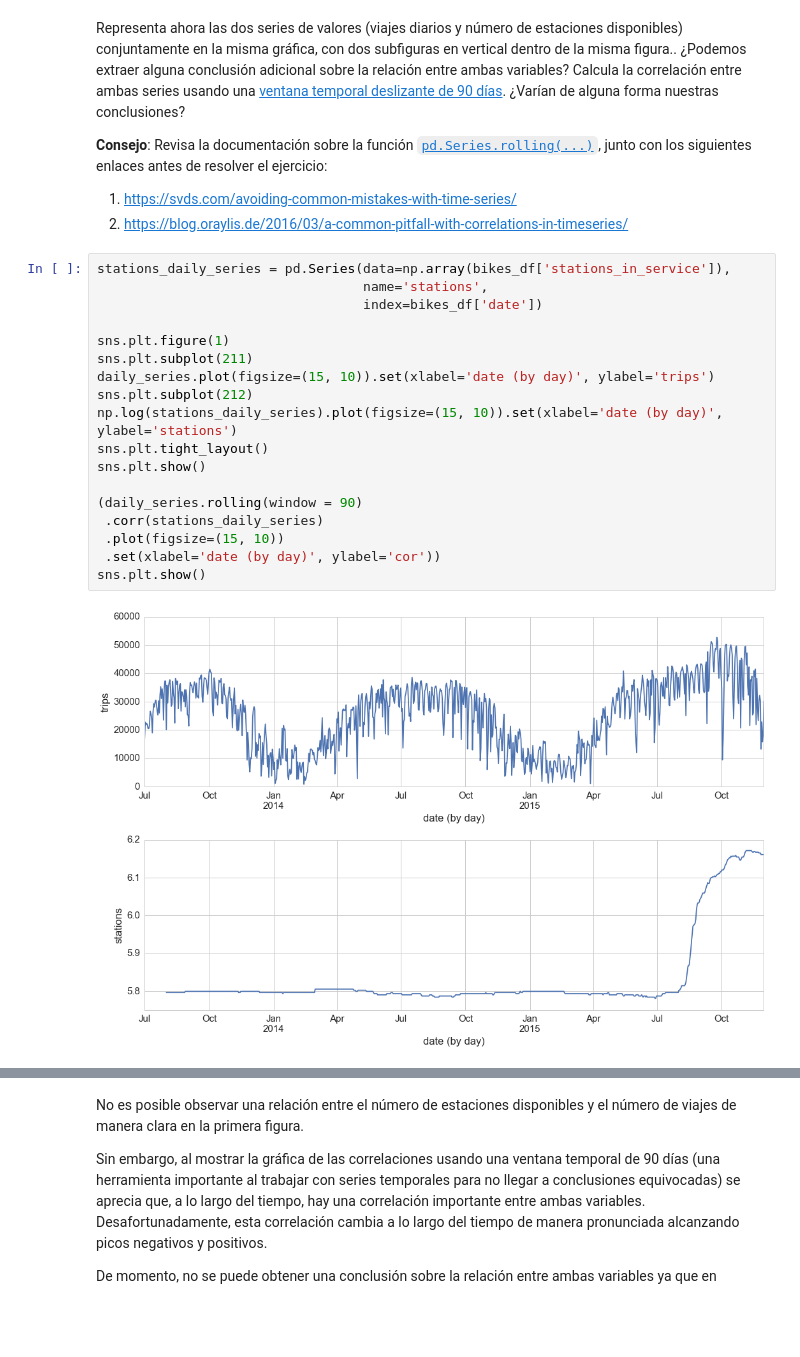
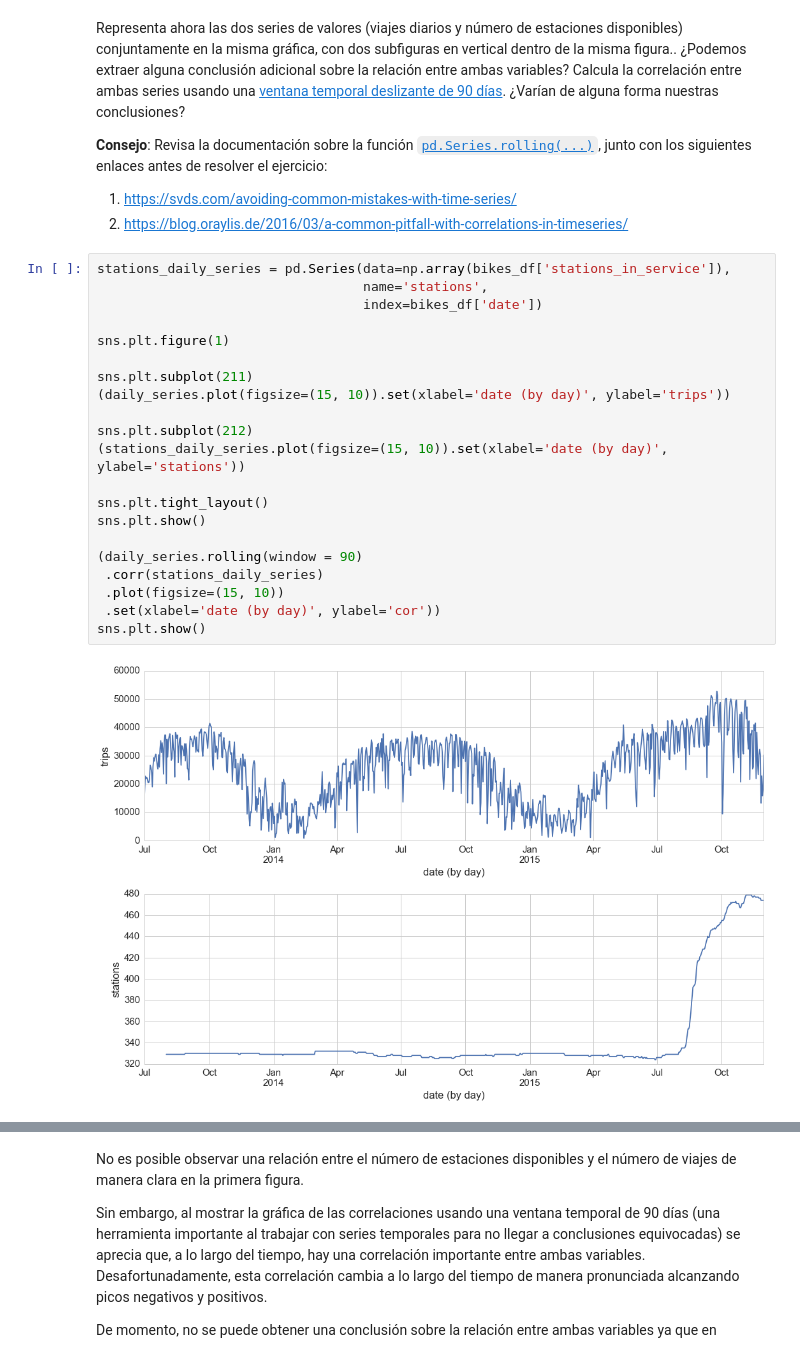
Before and after one commit to jvicentem/pandas-and-seaborn-assignment, a Jupyter notebook: Citi Bike System NYC.ipynb, the cells around one changed output, grey strips where cells are left out. Cells and saved outputs as stored; diff of their text form; blank space fills up the shorter version.

```diff
--- a/Citi Bike System NYC.ipynb
+++ b/Citi Bike System NYC.ipynb
@@ -107,21 +107,24 @@ Representa ahora las dos series de valores (viajes diarios y número de estacion
 # %%
 stations_daily_series = pd.Series(data=np.array(bikes_df['stations_in_service']),
                                   name='stations',
                                   index=bikes_df['date'])
 
 sns.plt.figure(1)
+
 sns.plt.subplot(211)
-daily_series.plot(figsize=(15, 10)).set(xlabel='date (by day)', ylabel='trips')
+(daily_series.plot(figsize=(15, 10)).set(xlabel='date (by day)', ylabel='trips'))
+
 sns.plt.subplot(212)
-np.log(stations_daily_series).plot(figsize=(15, 10)).set(xlabel='date (by day)', ylabel='stations')
+(stations_daily_series.plot(figsize=(15, 10)).set(xlabel='date (by day)', ylabel='stations'))
+
 sns.plt.tight_layout()
 sns.plt.show()
 
 (daily_series.rolling(window = 90)
  .corr(stations_daily_series)
  .plot(figsize=(15, 10))
  .set(xlabel='date (by day)', ylabel='cor'))
 sns.plt.show()
 # %% [output]
-[figure, old version]
+[figure, new version]
 [figure]
```
Also changed, not shown: parts of 2 cells of this notebook.
